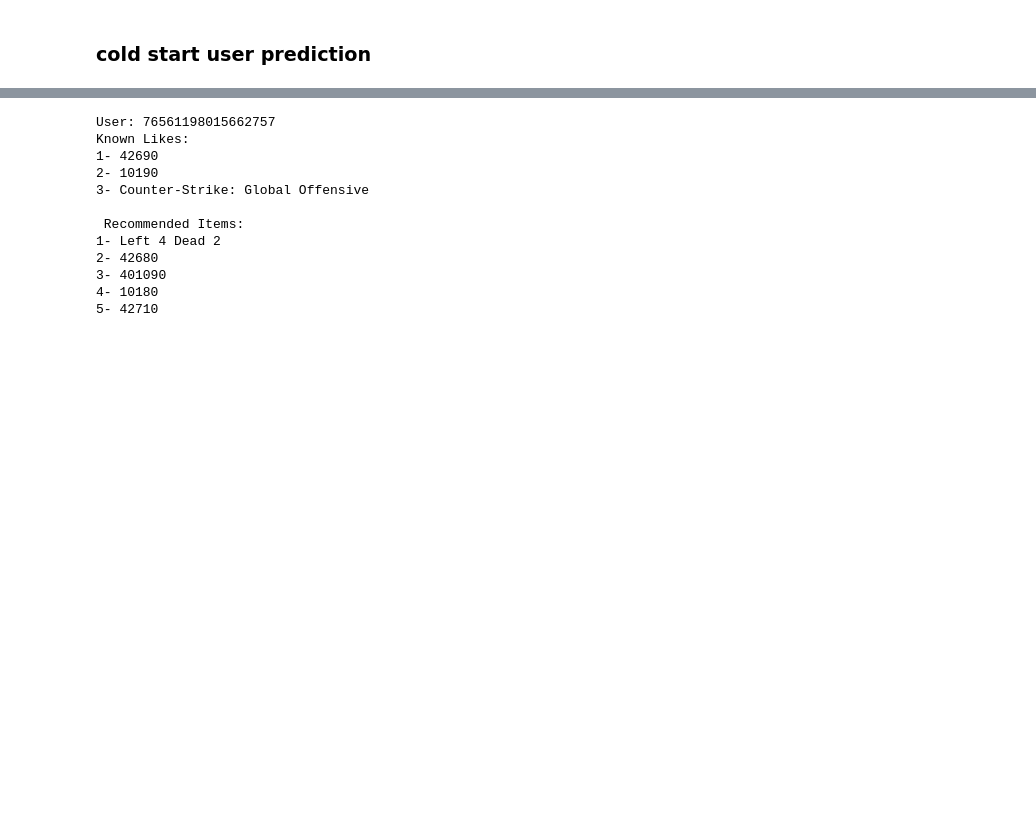
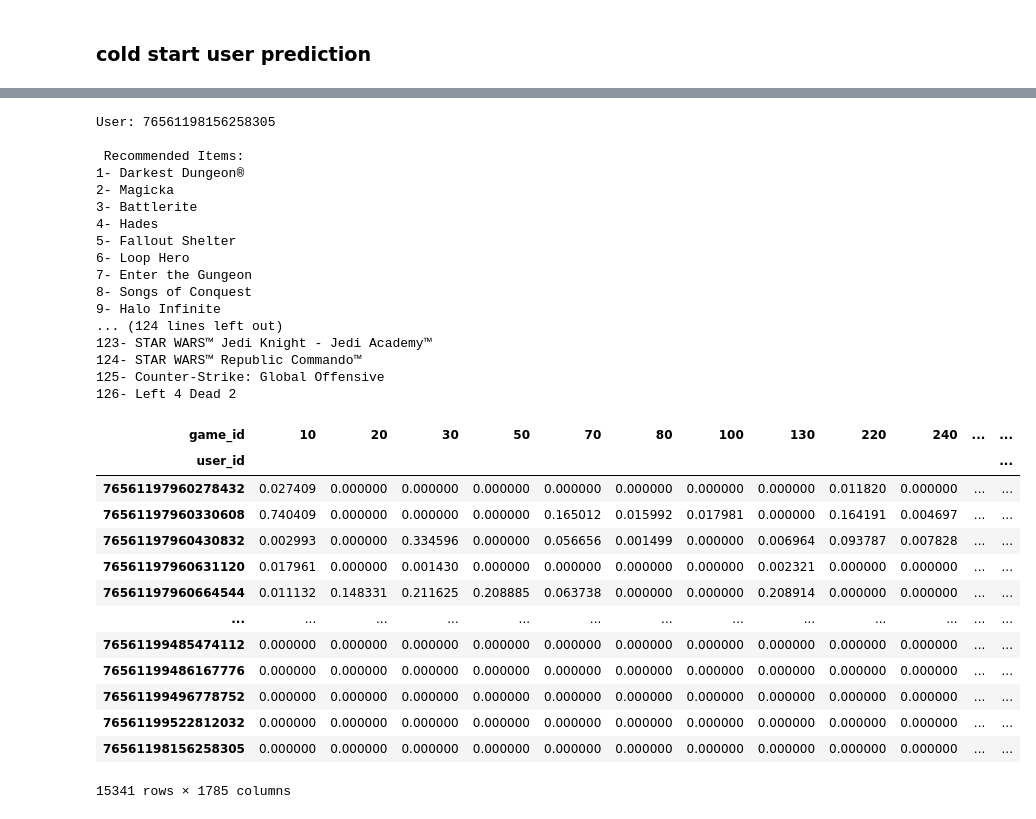
Before and after one commit to ms-Kras/GameBuddy, a Jupyter notebook: notebooks/Matrix_factorization.ipynb, the cells around one changed output, grey strips where cells are left out. Cells and saved outputs as stored; diff of their text form; code cells hidden in the pictures; blank space fills up the shorter version.

```diff
--- a/notebooks/Matrix_factorization.ipynb
+++ b/notebooks/Matrix_factorization.ipynb
@@ -599,15 +615,37 @@ def sample_recommendation_user(model, interactions, user_id, user_dict,
 # %%
-sample_recommendation_user(model, new_user_added_df, steamid, user_dict, item_dict, threshold = 0, nrec_items = 5)
+sample_recommendation_user(model, new_user_added_df, steamid, user_dict, item_dict, threshold = 0, nrec_items = 10)
 # %% [output]
-User: 76561198015662757
-Known Likes:
-1- 42690
-2- 10190
-3- Counter-Strike: Global Offensive
+User: 76561198156258305
 
  Recommended Items:
-1- Left 4 Dead 2
-2- 42680
-3- 401090
-4- 10180
-5- 42710
+1- Darkest Dungeon®
+2- Magicka
+3- Battlerite
+4- Hades
+5- Fallout Shelter
+6- Loop Hero
+7- Enter the Gungeon
+8- Songs of Conquest
+9- Halo Infinite
+... (124 lines left out)
+123- STAR WARS™ Jedi Knight - Jedi Academy™
+124- STAR WARS™ Republic Commando™
+125- Counter-Strike: Global Offensive
+126- Left 4 Dead 2
+# %%
+new_user_added_df
+# %% [output]
+| game_id | 10 | 20 | 30 | 50 | 70 | 80 | 100 | 130 | 220 | 240 | ... | ... |
+| user_id |  |  |  |  |  |  |  |  |  |  |  | ... |
+| 76561197960278432 | 0.027409 | 0.000000 | 0.000000 | 0.000000 | 0.000000 | 0.000000 | 0.000000 | 0.000000 | 0.011820 | 0.000000 | ... | ... |
+| 76561197960330608 | 0.740409 | 0.000000 | 0.000000 | 0.000000 | 0.165012 | 0.015992 | 0.017981 | 0.000000 | 0.164191 | 0.004697 | ... | ... |
+| 76561197960430832 | 0.002993 | 0.000000 | 0.334596 | 0.000000 | 0.056656 | 0.001499 | 0.000000 | 0.006964 | 0.093787 | 0.007828 | ... | ... |
+| 76561197960631120 | 0.017961 | 0.000000 | 0.001430 | 0.000000 | 0.000000 | 0.000000 | 0.000000 | 0.002321 | 0.000000 | 0.000000 | ... | ... |
+| 76561197960664544 | 0.011132 | 0.148331 | 0.211625 | 0.208885 | 0.063738 | 0.000000 | 0.000000 | 0.208914 | 0.000000 | 0.000000 | ... | ... |
+| ... | ... | ... | ... | ... | ... | ... | ... | ... | ... | ... | ... | ... |
+| 76561199485474112 | 0.000000 | 0.000000 | 0.000000 | 0.000000 | 0.000000 | 0.000000 | 0.000000 | 0.000000 | 0.000000 | 0.000000 | ... | ... |
+| 76561199486167776 | 0.000000 | 0.000000 | 0.000000 | 0.000000 | 0.000000 | 0.000000 | 0.000000 | 0.000000 | 0.000000 | 0.000000 | ... | ... |
+| 76561199496778752 | 0.000000 | 0.000000 | 0.000000 | 0.000000 | 0.000000 | 0.000000 | 0.000000 | 0.000000 | 0.000000 | 0.000000 | ... | ... |
+| 76561199522812032 | 0.000000 | 0.000000 | 0.000000 | 0.000000 | 0.000000 | 0.000000 | 0.000000 | 0.000000 | 0.000000 | 0.000000 | ... | ... |
+| 76561198156258305 | 0.000000 | 0.000000 | 0.000000 | 0.000000 | 0.000000 | 0.000000 | 0.000000 | 0.000000 | 0.000000 | 0.000000 | ... | ... |
+15341 rows × 1785 columns
```
Also changed, not shown: parts of 17 cells of this notebook, 33 other files.
